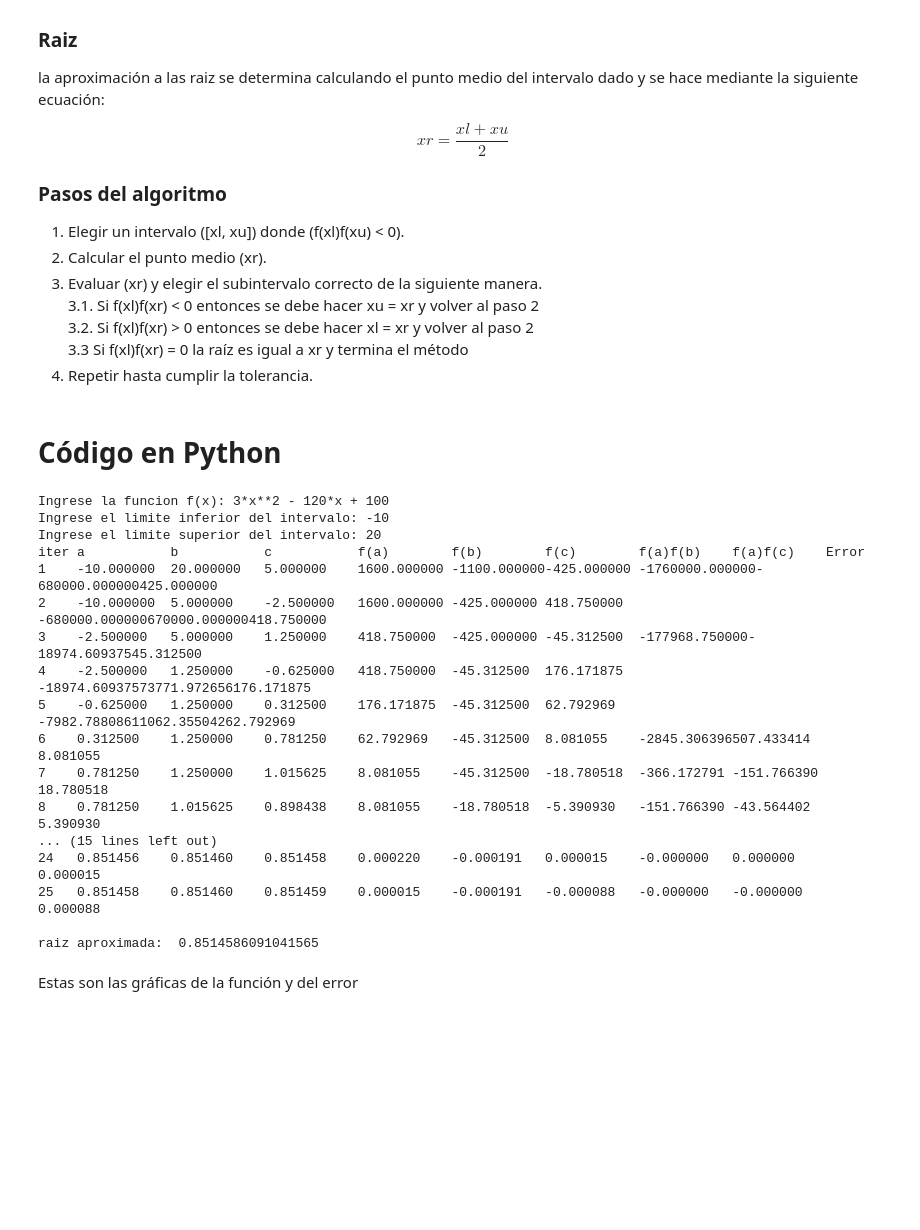
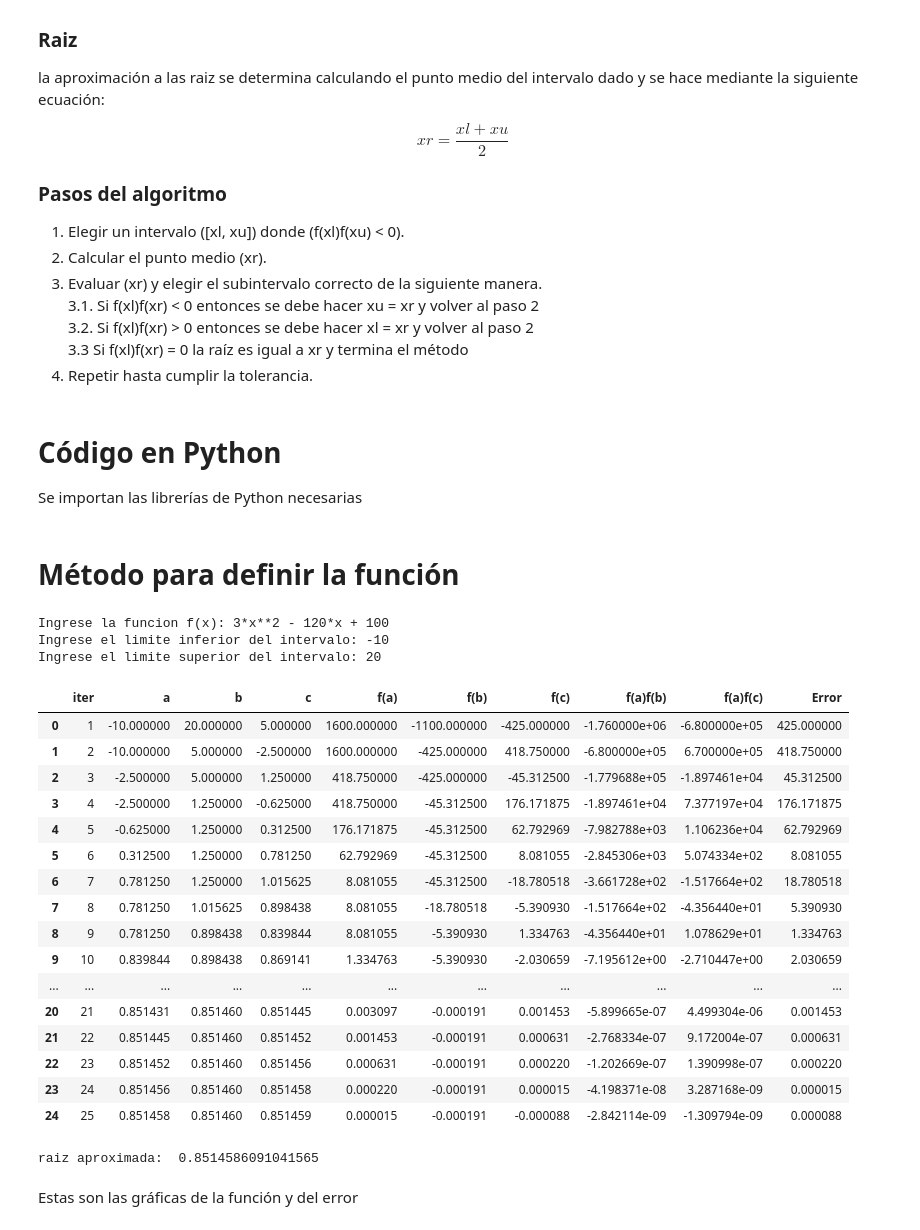
Before and after one commit to Dorian88/Optimizacion, a Jupyter notebook: NB1/Implementación_de_Métodos_numéricos.ipynb, the cells around one changed output. Drawn from its saved outputs; the diff is of its cells as text; code cells hidden in the pictures; blank space fills up the shorter version.

```diff
--- a/NB1/Implementación_de_Métodos_numéricos.ipynb
+++ b/NB1/Implementación_de_Métodos_numéricos.ipynb
@@ -36,3 +36,5 @@ $$
 4. Repetir hasta cumplir la tolerancia.
 # %% [markdown]
 # Código en Python
+
+Se importan las librerías de Python necesarias
@@ -39,14 +50,26 @@ $$
+# %% [markdown]
+# Método para definir la función
+# %%
+def crearFuncion(expr):
+  contexto = {}
+  for k in dir(math):
+    if not k.startswith("__"):
+      contexto[k] = getattr(math, k)
+  for k in dir(np):
+    if not k.startswith("__"):
+      contexto[k] = getattr(np, k)
+
+  def f(*args):
+    if len(args) == 1:
+      x = args[0]
+      return eval(expr, {"__builtins__": {}}, {**contexto, "x":x})
+    elif len(args) == 2:
+      x, y = args
+      return eval(expr, {"__builtins": {}}, {**contexto, "x":x, "y":y})
+    else:
+      raise ValueError("La funcion solo acepta 1 o 2 variable")
+  return f
 # %%
-import matplotlib.pyplot as plt
-import numpy as np
-
-#Definir la funcion
-def crearFuncion(expr):
-    def f(x):
-        return eval(expr, {"__builtins__": {}}, {"x": x, "np": np})
-
-    return f
-
 #Metodo de la biseccion
 def biseccion(f, a, b, tol = 1e-6, max_iter = 100):
 
@@ -57,9 +80,7 @@ def biseccion(f, a, b, tol = 1e-6, max_iter = 100):
     iteraciones = []
     errores = []
     aproximaciones = []
-
-    # encabezado de la tabla
-    print(f"{'iter':<5}{'a':<12}{'b':<12}{'c':<12}{'f(a)':<12}{'f(b)':<12}{'f(c)':<12}{'f(a)f(b)':<12}{'f(a)f(c)':<12}{'Error':<12}")
+    data = []
 
     for i in range (max_iter):
         c = (a + b) / 2 #Punto medio
@@ -71,49 +92,56 @@ def biseccion(f, a, b, tol = 1e-6, max_iter = 100):
         errores.append(error)
         aproximaciones.append(c)
 
-        # Muestra la fila de la tabla
-        print(f"{i+1:<5}{a:<12.6f}{b:<12.6f}{c:<12.6f}{fa:<12.6f}{fb:<12.6f}{fc:<12.6f}{fa*fb:<12.6f}{fa*fc:<12.6f}{error:<12.6f}")
+        data.append([i + 1, a, b, c, fa, fb, fc, fa*fb, fa*fc, error])
 
         #Si se encuentra la raiz o se alcanza la tolerancia
         if error < tol or (b - a) / 2 < tol:
+            df = pd.DataFrame(data, columns = ["iter", "a", "b", "c", "f(a)", "f(b)", "f(c)", "f(a)f(b)", "f(a)f(c)", "Error"])
+            display(df)
             print (f"\nraiz aproximada: ", c)
             return c, iteraciones, errores, aproximaciones
 
         # Elegir el nuevo intervalo
         if f(a)*fc < 0:
             b = c
         else:
             a = c
 
     print("\nSe alcanzo el numero maximo de iteraciones")
+    df = pd.DataFrame(data, columns = ["iter", "a", "b", "c", "f(a)", "f(b)", "f(c)", "f(a)f(b)", "f(a)f(c)", "Error"])
+    display(df)
     return (a + b) / 2
 
 #Se llama el metodo
 expr = input("Ingrese la funcion f(x): ")
 f = crearFuncion(expr)
 
 a = float(input("Ingrese el limite inferior del intervalo: "))
 b = float(input("Ingrese el limite superior del intervalo: "))
 
 raiz, iteraciones, errores, aproximaciones = biseccion(f, a, b, tol = 1e-6)
 # %% [output]
 Ingrese la funcion f(x): 3*x**2 - 120*x + 100
 Ingrese el limite inferior del intervalo: -10
 Ingrese el limite superior del intervalo: 20
-iter a           b           c           f(a)        f(b)        f(c)        f(a)f(b)    f(a)f(c)    Error
-1    -10.000000  20.000000   5.000000    1600.000000 -1100.000000-425.000000 -1760000.000000-680000.000000425.000000
-2    -10.000000  5.000000    -2.500000   1600.000000 -425.000000 418.750000  -680000.000000670000.000000418.750000
-3    -2.500000   5.000000    1.250000    418.750000  -425.000000 -45.312500  -177968.750000-18974.60937545.312500
-4    -2.500000   1.250000    -0.625000   418.750000  -45.312500  176.171875  -18974.60937573771.972656176.171875
-5    -0.625000   1.250000    0.312500    176.171875  -45.312500  62.792969   -7982.78808611062.35504262.792969
-6    0.312500    1.250000    0.781250    62.792969   -45.312500  8.081055    -2845.306396507.433414  8.081055
-7    0.781250    1.250000    1.015625    8.081055    -45.312500  -18.780518  -366.172791 -151.766390 18.780518
-8    0.781250    1.015625    0.898438    8.081055    -18.780518  -5.390930   -151.766390 -43.564402  5.390930
-... (15 lines left out)
-24   0.851456    0.851460    0.851458    0.000220    -0.000191   0.000015    -0.000000   0.000000    0.000015
-25   0.851458    0.851460    0.851459    0.000015    -0.000191   -0.000088   -0.000000   -0.000000   0.000088
-
-raiz aproximada:  0.8514586091041565
+|  | iter | a | b | c | f(a) | f(b) | f(c) | f(a)f(b) | f(a)f(c) | Error |
+| 0 | 1 | -10.000000 | 20.000000 | 5.000000 | 1600.000000 | -1100.000000 | -425.000000 | -1.760000e+06 | -6.800000e+05 | 425.000000 |
+| 1 | 2 | -10.000000 | 5.000000 | -2.500000 | 1600.000000 | -425.000000 | 418.750000 | -6.800000e+05 | 6.700000e+05 | 418.750000 |
+| 2 | 3 | -2.500000 | 5.000000 | 1.250000 | 418.750000 | -425.000000 | -45.312500 | -1.779688e+05 | -1.897461e+04 | 45.312500 |
+| 3 | 4 | -2.500000 | 1.250000 | -0.625000 | 418.750000 | -45.312500 | 176.171875 | -1.897461e+04 | 7.377197e+04 | 176.171875 |
+| 4 | 5 | -0.625000 | 1.250000 | 0.312500 | 176.171875 | -45.312500 | 62.792969 | -7.982788e+03 | 1.106236e+04 | 62.792969 |
+| 5 | 6 | 0.312500 | 1.250000 | 0.781250 | 62.792969 | -45.312500 | 8.081055 | -2.845306e+03 | 5.074334e+02 | 8.081055 |
+| 6 | 7 | 0.781250 | 1.250000 | 1.015625 | 8.081055 | -45.312500 | -18.780518 | -3.661728e+02 | -1.517664e+02 | 18.780518 |
+| 7 | 8 | 0.781250 | 1.015625 | 0.898438 | 8.081055 | -18.780518 | -5.390930 | -1.517664e+02 | -4.356440e+01 | 5.390930 |
+| 8 | 9 | 0.781250 | 0.898438 | 0.839844 | 8.081055 | -5.390930 | 1.334763 | -4.356440e+01 | 1.078629e+01 | 1.334763 |
+| 9 | 10 | 0.839844 | 0.898438 | 0.869141 | 1.334763 | -5.390930 | -2.030659 | -7.195612e+00 | -2.710447e+00 | 2.030659 |
+| ... | ... | ... | ... | ... | ... | ... | ... | ... | ... | ... |
+| 20 | 21 | 0.851431 | 0.851460 | 0.851445 | 0.003097 | -0.000191 | 0.001453 | -5.899665e-07 | 4.499304e-06 | 0.001453 |
+| 21 | 22 | 0.851445 | 0.851460 | 0.851452 | 0.001453 | -0.000191 | 0.000631 | -2.768334e-07 | 9.172004e-07 | 0.000631 |
+| 22 | 23 | 0.851452 | 0.851460 | 0.851456 | 0.000631 | -0.000191 | 0.000220 | -1.202669e-07 | 1.390998e-07 | 0.000220 |
+| 23 | 24 | 0.851456 | 0.851460 | 0.851458 | 0.000220 | -0.000191 | 0.000015 | -4.198371e-08 | 3.287168e-09 | 0.000015 |
+| 24 | 25 | 0.851458 | 0.851460 | 0.851459 | 0.000015 | -0.000191 | -0.000088 | -2.842114e-09 | -1.309794e-09 | 0.000088 |
+raiz aproximada:  0.8514586091041565
 # %% [markdown]
 Estas son las gráficas de la función y del error
 # %%
```
Also changed, not shown: parts of 16 cells of this notebook.
